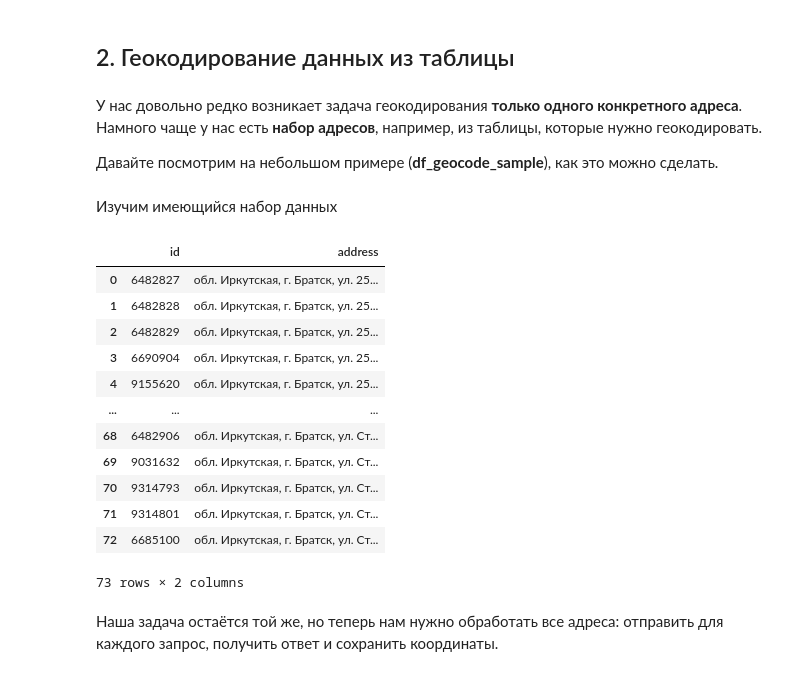
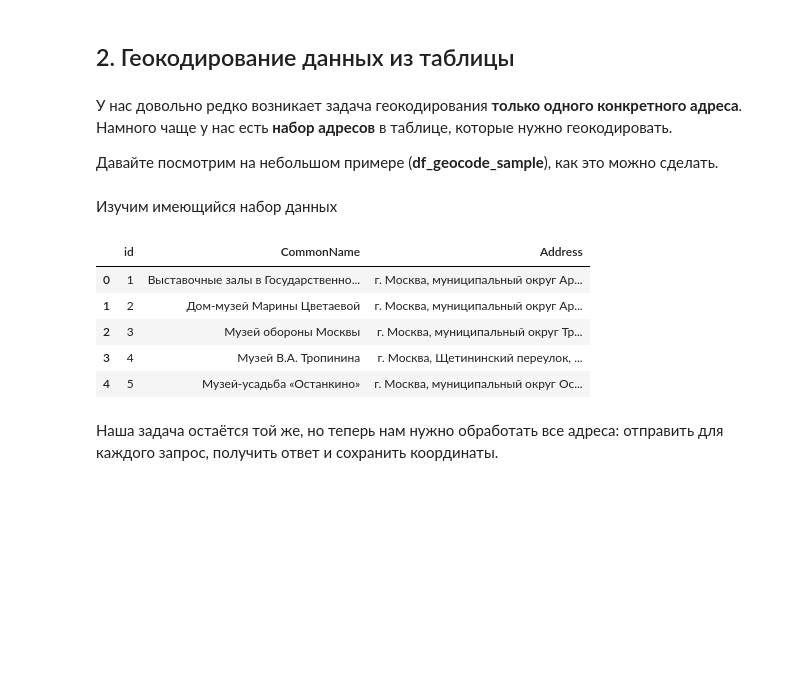
Before and after one commit to bella-mir/geocode-yandex-example, a Jupyter notebook: geocode-yandex-example.ipynb, the cells around one changed output. Drawn from its saved outputs; the diff is of its cells as text; code cells hidden in the pictures; blank space fills up the shorter version.

Commit message:
update: updated sample

```diff
--- a/geocode-yandex-example.ipynb
+++ b/geocode-yandex-example.ipynb
@@ -173,7 +173,7 @@ data_gdf.explore()
 # %% [markdown]
 ## 2. Геокодирование данных из таблицы
 # %% [markdown]
-У нас довольно редко возникает задача геокодирования **только одного конкретного адреса**. Намного чаще у нас есть **набор адресов**, например, из таблицы, которые нужно геокодировать.
+У нас довольно редко возникает задача геокодирования **только одного конкретного адреса**. Намного чаще у нас есть **набор адресов** в таблице, которые нужно геокодировать.
 
 Давайте посмотрим на небольшом примере (**df_geocode_sample**), как это можно сделать.
 # %% [markdown]
@@ -181,21 +181,14 @@ data_gdf.explore()
 # %%
 data_sample = pd.read_csv('./df_geocode_sample.csv', sep=';', on_bad_lines='skip')
 
-data_sample
+data_sample.head()
 # %% [output]
-|  | id | address |
-| 0 | 6482827 | обл. Иркутская, г. Братск, ул. 25... |
-| 1 | 6482828 | обл. Иркутская, г. Братск, ул. 25... |
-| 2 | 6482829 | обл. Иркутская, г. Братск, ул. 25... |
-| 3 | 6690904 | обл. Иркутская, г. Братск, ул. 25... |
-| 4 | 9155620 | обл. Иркутская, г. Братск, ул. 25... |
-| ... | ... | ... |
-| 68 | 6482906 | обл. Иркутская, г. Братск, ул. Ст... |
-| 69 | 9031632 | обл. Иркутская, г. Братск, ул. Ст... |
-| 70 | 9314793 | обл. Иркутская, г. Братск, ул. Ст... |
-| 71 | 9314801 | обл. Иркутская, г. Братск, ул. Ст... |
-| 72 | 6685100 | обл. Иркутская, г. Братск, ул. Ст... |
+|  | id | CommonName | Address |
+| 0 | 1 | Выставочные залы в Государственно... | г. Москва, муниципальный округ Ар... |
+| 1 | 2 | Дом-музей Марины Цветаевой | г. Москва, муниципальный округ Ар... |
+| 2 | 3 | Музей обороны Москвы | г. Москва, муниципальный округ Тр... |
+| 3 | 4 | Музей В.А. Тропинина | г. Москва, Щетининский переулок, ... |
+| 4 | 5 | Музей-усадьба «Останкино» | г. Москва, муниципальный округ Ос... |
-73 rows × 2 columns
 # %% [markdown]
 Наша задача остаётся той же, но теперь нам нужно обработать все адреса: отправить для каждого запрос, получить ответ и сохранить координаты.
 # %% [markdown]
```
Also changed, not shown: parts of 8 cells of this notebook, 1 other file.
